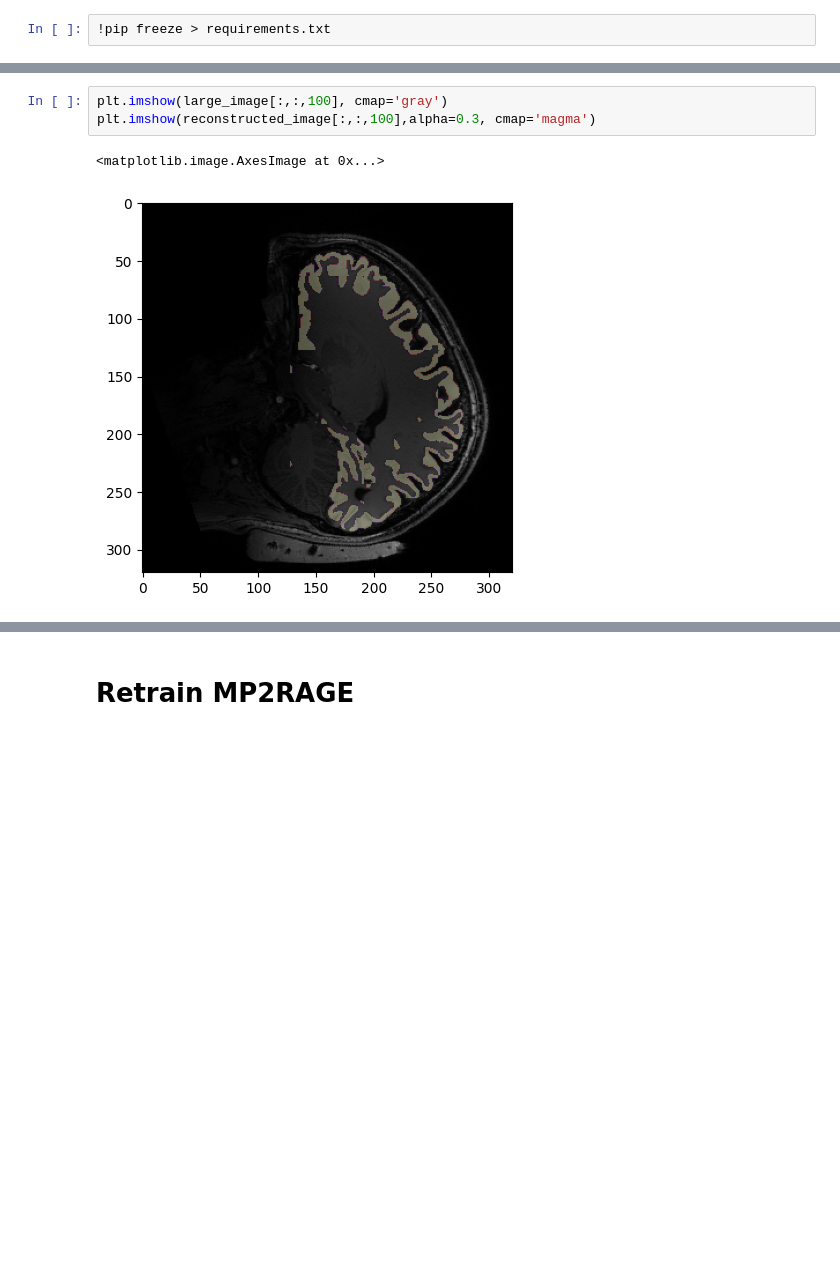
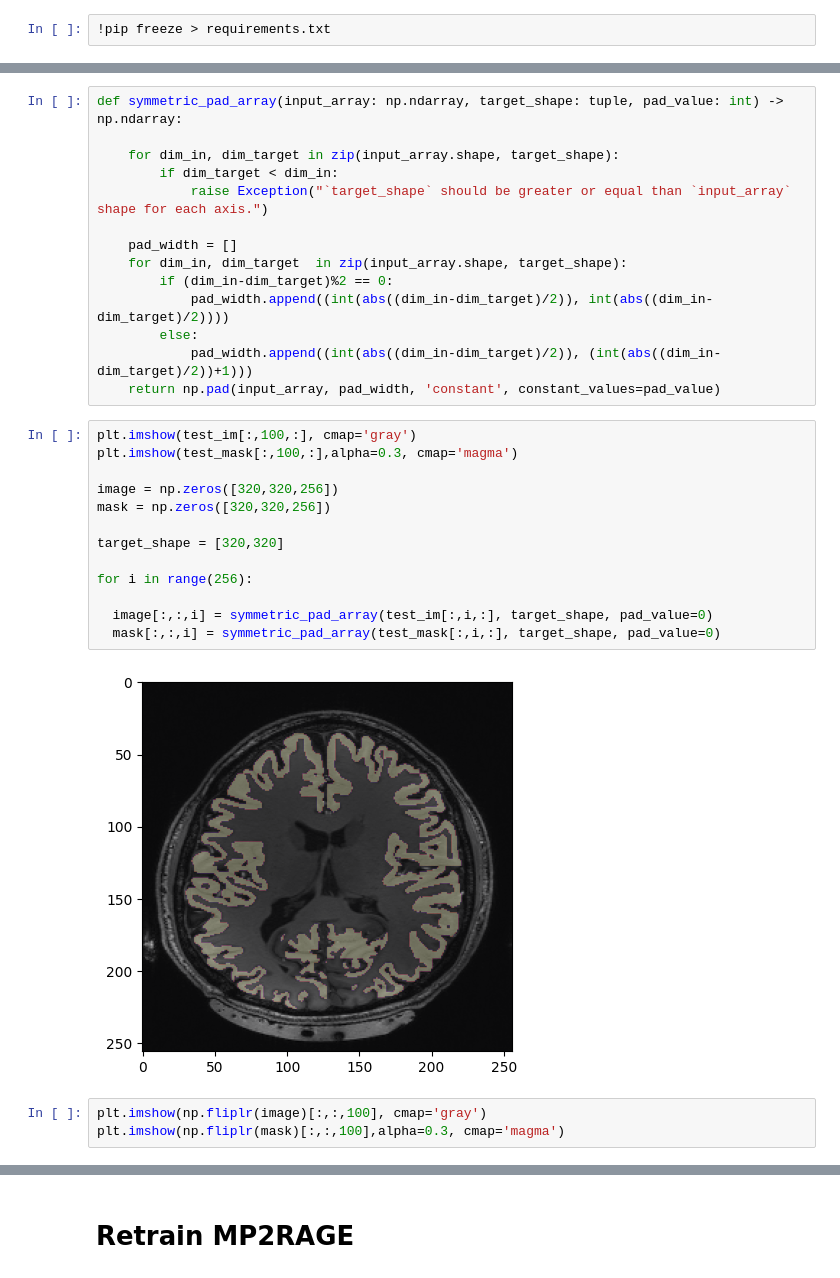
Before and after one commit to mattvamoe/7T-MRI-segmentation, a Jupyter notebook: 7T_GMSEG.ipynb, the cells around one changed output, grey strips where cells are left out. Drawn from its saved outputs; the diff is of its cells as text; blank space fills up the shorter version.

```diff
--- a/7T_GMSEG.ipynb
+++ b/7T_GMSEG.ipynb
@@ -372,6 +409,32 @@ uint8
+# %%
+def symmetric_pad_array(input_array: np.ndarray, target_shape: tuple, pad_value: int) -> np.ndarray:
+
+    for dim_in, dim_target in zip(input_array.shape, target_shape):
+        if dim_target < dim_in:
+            raise Exception("`target_shape` should be greater or equal than `input_array` shape for each axis.")
+
+    pad_width = []
+    for dim_in, dim_target  in zip(input_array.shape, target_shape):
+        if (dim_in-dim_target)%2 == 0:
+            pad_width.append((int(abs((dim_in-dim_target)/2)), int(abs((dim_in-dim_target)/2))))
+        else:
+            pad_width.append((int(abs((dim_in-dim_target)/2)), (int(abs((dim_in-dim_target)/2))+1)))
+    return np.pad(input_array, pad_width, 'constant', constant_values=pad_value)
+# %%
+plt.imshow(test_im[:,100,:], cmap='gray')
+plt.imshow(test_mask[:,100,:],alpha=0.3, cmap='magma')
+
+image = np.zeros([320,320,256])
+mask = np.zeros([320,320,256])
+
+target_shape = [320,320]
+
+for i in range(256):
+
+  image[:,:,i] = symmetric_pad_array(test_im[:,i,:], target_shape, pad_value=0)
+  mask[:,:,i] = symmetric_pad_array(test_mask[:,i,:], target_shape, pad_value=0)
+# %% [output]
+[figure, added]
 # %%
-plt.imshow(large_image[:,:,100], cmap='gray')
-plt.imshow(reconstructed_image[:,:,100],alpha=0.3, cmap='magma')
+plt.imshow(np.fliplr(image)[:,:,100], cmap='gray')
+plt.imshow(np.fliplr(mask)[:,:,100],alpha=0.3, cmap='magma')
-# %% [output]
-<matplotlib.image.AxesImage at 0x...>
-[figure, removed]
```
Also changed, not shown: parts of 35 cells of this notebook.
